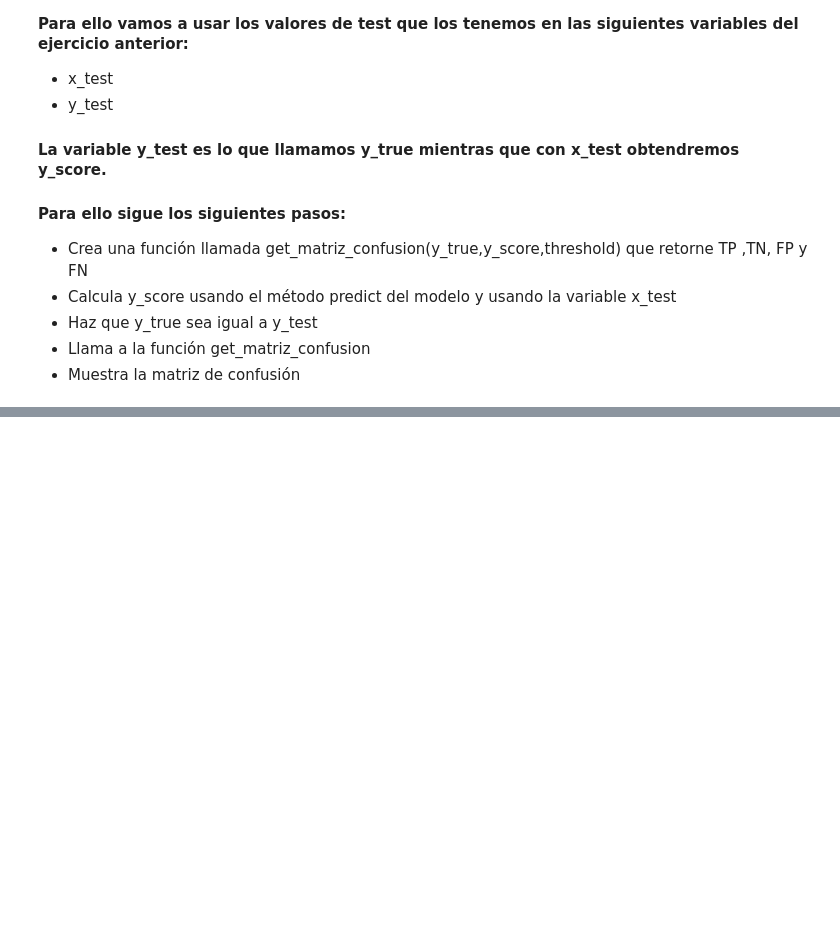
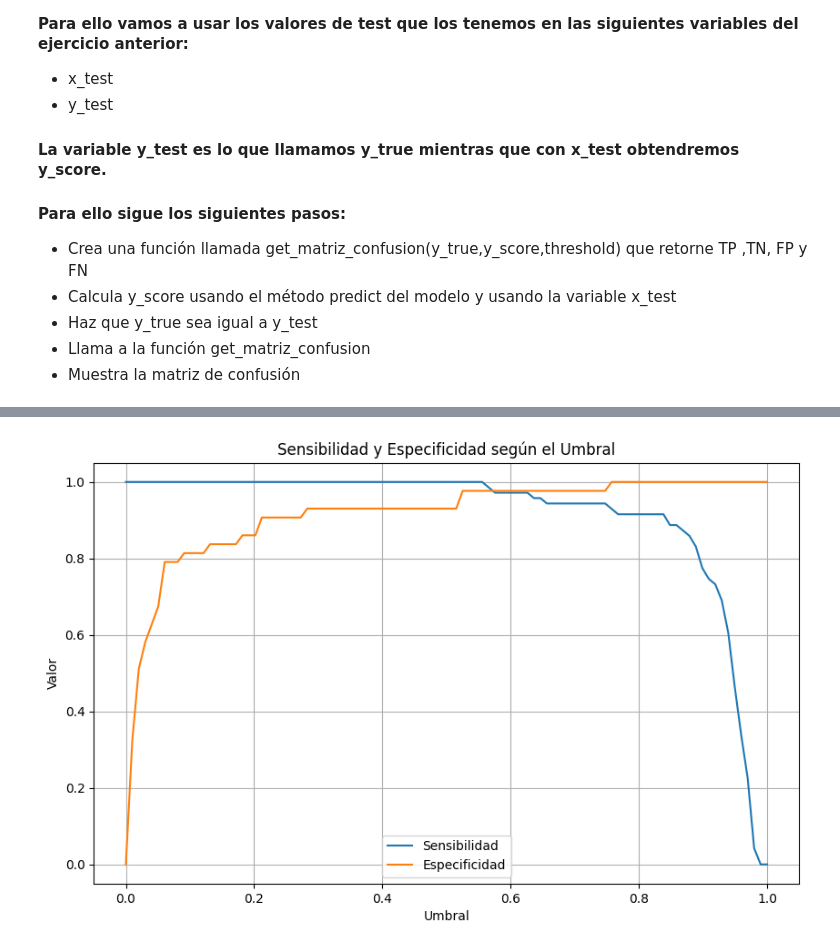
Before and after one commit to FelicianoRN01/PIA, a Jupyter notebook: Ej_Metricas.ipynb, the cells around one changed output, grey strips where cells are left out. Cells and saved outputs as stored; diff of their text form; code cells hidden in the pictures; blank space fills up the shorter version.

```diff
--- a/Ej_Metricas.ipynb
+++ b/Ej_Metricas.ipynb
@@ -284,0 +464,38 @@ for epoch in range(epochs):
+# %%
+# Definir una función para calcular sensibilidad y especificidad para diferentes umbrales
+def calculate_metrics_for_thresholds(y_true, y_score, thresholds):
+    sensitivities = []
+    specificities = []
+
+    for threshold in thresholds:
+        TP = np.sum((y_score >= threshold) & (y_true == 1))
+        TN = np.sum((y_score < threshold) & (y_true == 0))
+        FP = np.sum((y_score >= threshold) & (y_true == 0))
+        FN = np.sum((y_score < threshold) & (y_true == 1))
+
+        sensibilidad = TP / (TP + FN) if (TP + FN) > 0 else 0
+        especificidad = TN / (TN + FP) if (TN + FP) > 0 else 0
+
+        sensitivities.append(sensibilidad)
+        specificities.append(especificidad)
+
+    return sensitivities, specificities
+
+# Definir los umbrales a evaluar
+thresholds = np.linspace(0, 1, 100)
+
+# Calcular las métricas para cada umbral
+sensitivities, specificities = calculate_metrics_for_thresholds(y_true, y_score, thresholds)
+
+# Graficar los resultados
+plt.figure(figsize=(10, 6))
+plt.plot(thresholds, sensitivities, label='Sensibilidad')
+plt.plot(thresholds, specificities, label='Especificidad')
+plt.xlabel('Umbral')
+plt.ylabel('Valor')
+plt.title('Sensibilidad y Especificidad según el Umbral')
+plt.legend()
+plt.grid(True)
+plt.show()
+# %% [output]
+[figure, added]
```
Also changed, not shown: parts of 15 cells of this notebook.
